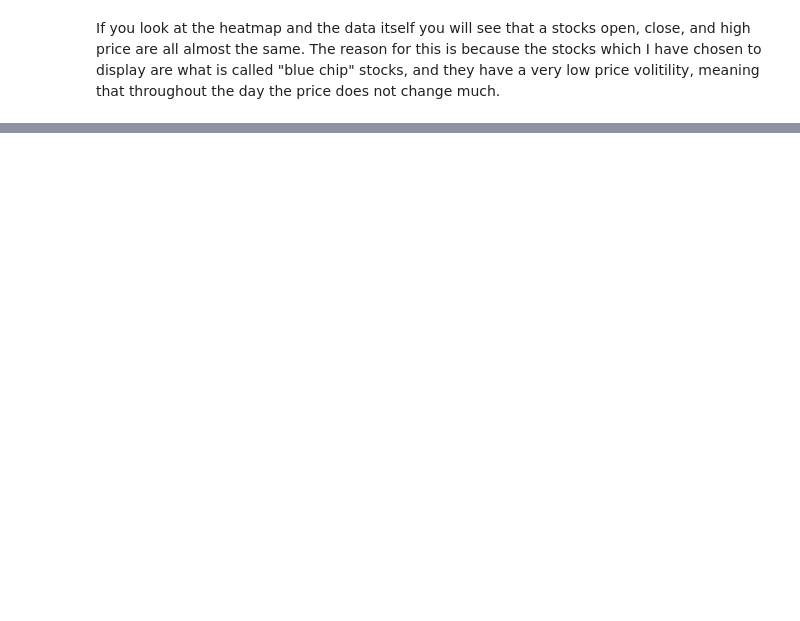
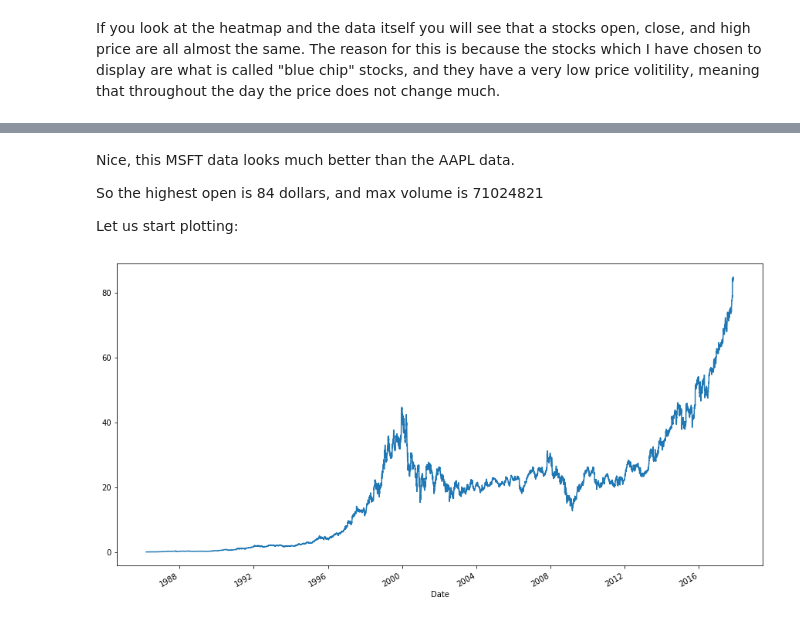
Before and after one commit to ubco-W2021T1-data301/project-group21-project, a Jupyter notebook: notebooks/analysis1.ipynb, the cells around one changed output, grey strips where cells are left out. Saved outputs shown, nothing was run; the diff lists cells and outputs as text; code cells hidden in the pictures; blank space fills up the shorter version.

```diff
--- a/notebooks/analysis1.ipynb
+++ b/notebooks/analysis1.ipynb
@@ -152,0 +251,3 @@ AttributeError: 'Series' object has no attribute 'ta_plot'
+# %%
+MSFT_df.dropna(inplace = True, axis = 0)
+LMT_df.dropna(inplace = True, axis = 0)
@@ -152,0 +256,3 @@ AttributeError: 'Series' object has no attribute 'ta_plot'
+# %%
+MSFT_df['Date'] = pd.to_datetime(MSFT_df['Date'])
+LMT_df['Date'] = pd.to_datetime(LMT_df['Date'])
@@ -152,0 +280,14 @@ AttributeError: 'Series' object has no attribute 'ta_plot'
+# %% [markdown]
+Nice, this MSFT data looks much better than the AAPL data.
+
+So the highest open is 84 dollars, and max volume is 71024821
+
+Let us start plotting:
+# %%
+MSFT_df.index = MSFT_df["Date"]
+LMT_df.index = LMT_df["Date"]
+# %%
+MSFT_df['Open'].plot(figsize = (15,8))
+plt.show()
+# %% [output]
+[figure, added]
```
Also changed, not shown: parts of 66 cells of this notebook.
